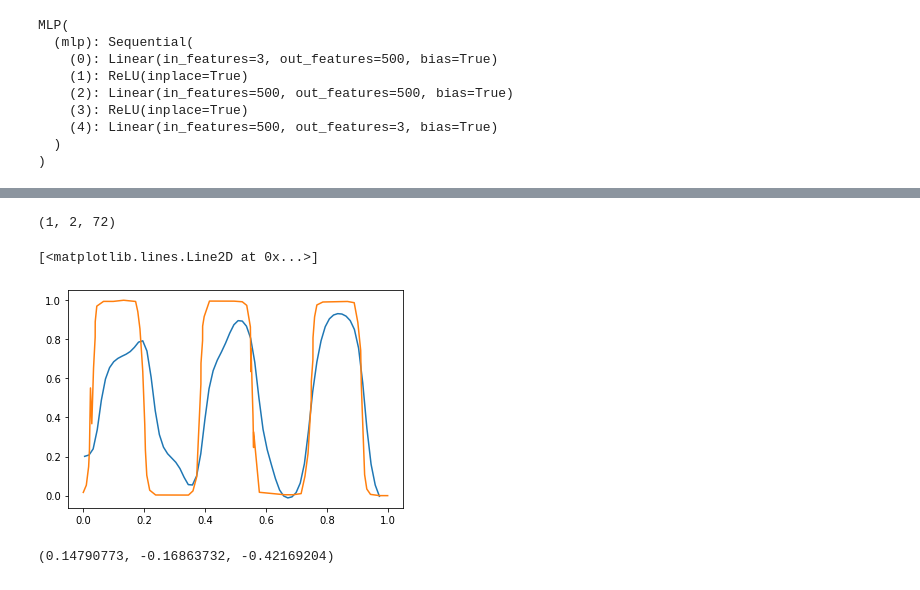
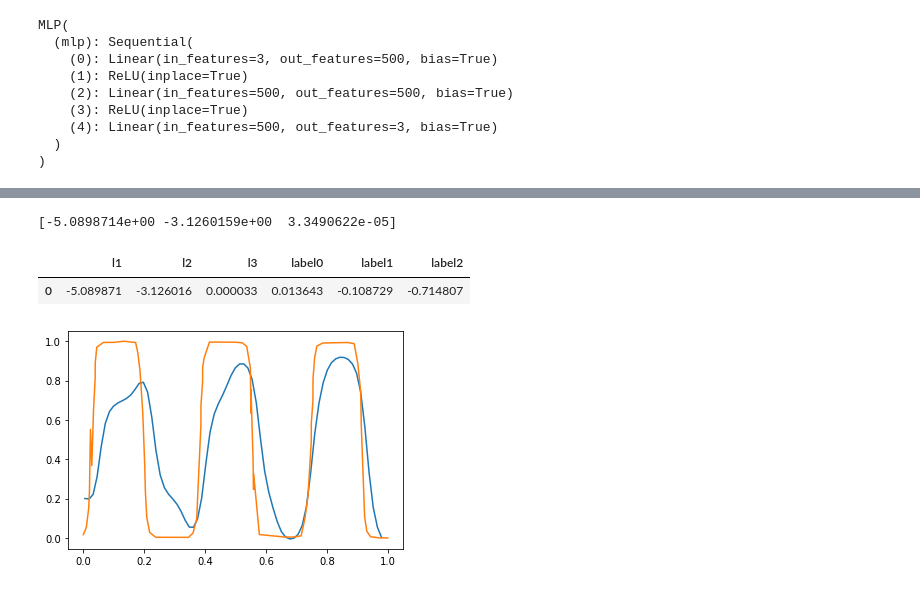
Before and after one commit to miguel-fc/Neutron_Reflect, a Jupyter notebook: nr_v15.ipynb, the cells around one changed output, grey strips where cells are left out. Drawn from its saved outputs; the diff is of its cells as text; code cells hidden in the pictures.

```diff
--- a/nr_v15.ipynb
+++ b/nr_v15.ipynb
@@ -445,30 +483,59 @@ plt.show()
 # %%
-expt_arr_n = expt_arr[np.newaxis,:,:]
-expt_arr_n.shape
+# expt_arr_n = expt_arr[np.newaxis,:,:]
+# expt_arr_n.shape
-# %% [output]
-(1, 2, 72)
 # %%
-img = torch.from_numpy(expt_arr_n[0]).float()
-img=torch.flatten(img).to(device)
 
-encoder.eval().to(device)
-decoder.eval().to(device)
+# img = torch.from_numpy(expt_arr_n[0]).float()
+# img=torch.flatten(img).to(device)
 
-with torch.no_grad():
-  decoded_img = decoder(encoder(img))
+# encoder.eval().to(device)
+# decoder.eval().to(device)
 
-plt.plot(decoded_img.cpu().reshape(in_d1,in_d2).numpy()[0],decoded_img.cpu().reshape(in_d1,in_d2).numpy()[1])
-plt.plot(expt_arr_n[0][0],expt_arr_n[0][1])
+# with torch.no_grad():
+#   decoded_img = decoder(encoder(img))
+
+# plt.plot(decoded_img.cpu().reshape(in_d1,in_d2).numpy()[0],decoded_img.cpu().reshape(in_d1,in_d2).numpy()[1])
+# plt.plot(expt_arr_n[0][0],expt_arr_n[0][1])
+
+# model.eval().to(device)
+# with torch.no_grad():
+#   out_label  = model(encoder(img)).cpu().numpy()
-# %% [output]
-[<matplotlib.lines.Line2D at 0x...>]
-[figure, removed]
-# %%
-model.eval().to(device)
-with torch.no_grad():
-  out_label  = model(encoder(img))
-# %%
-out_label = out_label.cpu().numpy()
-# %%
-out_label[0],out_label[1],out_label[2]
-# %% [output]
-(0.14790773, -0.16863732, -0.42169204)
+# %%
+expt_arr_n = expt_arr[np.newaxis,:,:]
+# expt_arr_n.shape
+
+expt_labels = []
+
+img = torch.from_numpy(expt_arr_n[0]).float()
+img=torch.flatten(img).to(device)
+
+encoder.eval().to(device)
+decoder.eval().to(device)
+
+with torch.no_grad():
+  encoded_img  = encoder(img)
+  expt_decoded_img = decoder(encoded_img)
+  encoded_img = encoded_img.flatten().cpu().numpy()
+
+  print(encoded_img)
+  expt_label = {f"l{i+1}": enc for i, enc in enumerate(encoded_img)}
+
+model.eval().to(device)
+with torch.no_grad():
+  out_label  = model(encoder(img)).cpu().numpy()
+
+for i in range(nlabel):
+    label_index = 'label'+str(i)
+    expt_label[label_index] = out_label[i]
+
+plt.plot(expt_decoded_img.cpu().reshape(in_d1,in_d2).numpy()[0],expt_decoded_img.cpu().reshape(in_d1,in_d2).numpy()[1])
+plt.plot(expt_arr_n[0][0],expt_arr_n[0][1])
+
+expt_labels.append(expt_label)
+df_expt_labels = pd.DataFrame(expt_labels)
+df_expt_labels
+# %% [output]
+[-5.0898714e+00 -3.1260159e+00  3.3490622e-05]
+|  | l1 | l2 | l3 | label0 | label1 | label2 |
+| 0 | -5.089871 | -3.126016 | 0.000033 | 0.013643 | -0.108729 | -0.714807 |
+[figure, added]
```
Also changed, not shown: parts of 19 cells of this notebook.
